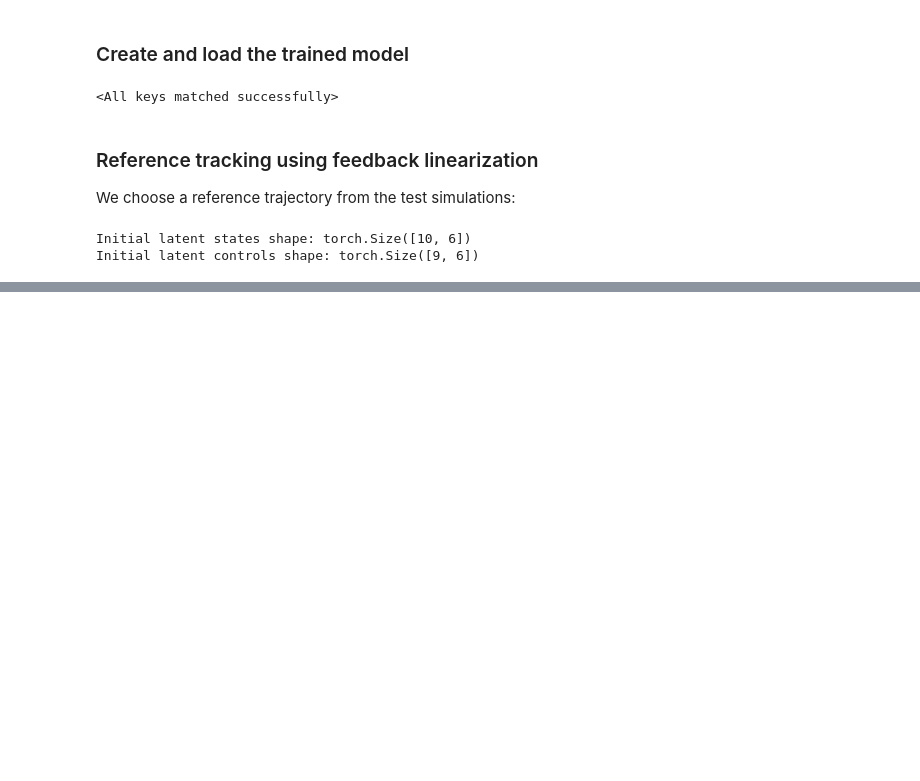
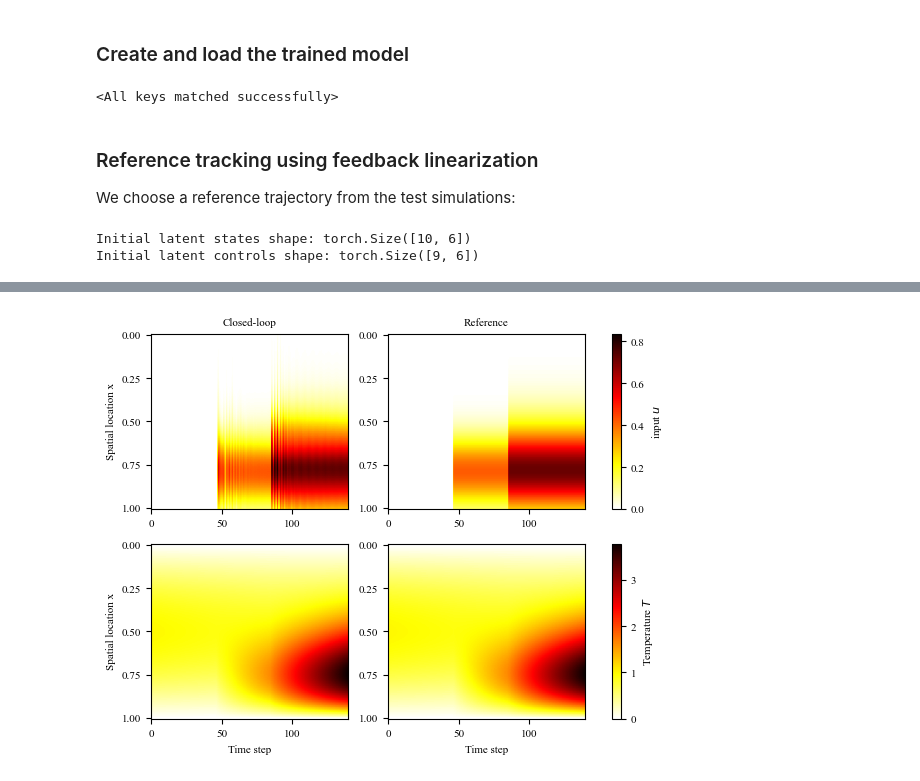
Before and after one commit to mjalled/DeepE2EROM, a Jupyter notebook: examples/heat_diffusion/Control.ipynb, the cells around one changed output, grey strips where cells are left out. Cells and saved outputs as stored; diff of their text form; code cells hidden in the pictures; blank space fills up the shorter version.

```diff
--- a/examples/heat_diffusion/Control.ipynb
+++ b/examples/heat_diffusion/Control.ipynb
@@ -333,0 +291,93 @@ fig.savefig('./results_control_affine/control_inputs_comparison.pdf', bbox_inche
+# %%
+# decode the inputs to high-dimensional space
+with torch.no_grad():
+    inputs_closed_loop_high_dim = model.control_decoder(inputs_closed_loop.unsqueeze(0)).squeeze(0)
+    # decode the closed-loop latent states
+    decoded_states = model.decoder(states_closed_loop.unsqueeze(0)).squeeze(0).cpu().numpy()
+
+# Prepare data and find global min/max for consistent colormap
+data_cl = inputs_closed_loop_high_dim.cpu().detach().numpy().T
+data_ref = ref_sim.controls_scaled.cpu().numpy().T
+vmin = min(data_cl.min(), data_ref.min())
+vmax = max(data_cl.max(), data_ref.max())
+
+# ===== ( control, temperature) =====
+fig, axs = plt.subplots(2, 2, figsize=(7, 5))
+camp_control = 'hot_r'
+cmap_temp = 'hot_r'
+
+# --- Control ---
+ax = axs[0, 0]
+im1 = ax.imshow(data_cl, aspect='auto', cmap=camp_control, vmin=vmin, vmax=vmax)
+ax.set_title("Closed-loop", fontproperties=times_font)
+
+# spatial coordinate labeling
+ny = data_cl.shape[0]
+yticks = np.linspace(0, ny - 1, 5)
+ylabels = [f"{v:.2f}" for v in np.linspace(0, 1, 5)]
+ax.set_yticks(yticks)
+ax.set_yticklabels(ylabels)
+ax.set_ylabel('Spatial location x', fontproperties=times_font)
+for label in ax.get_xticklabels() + ax.get_yticklabels():
+    label.set_fontproperties(times_font)
+
+ax = axs[0, 1]
+im2 = ax.imshow(data_ref, aspect='auto', cmap=camp_control, vmin=vmin, vmax=vmax)
+ax.set_title("Reference", fontproperties=times_font)
+
+# spatial coordinate labeling
+ny = data_ref.shape[0]
+yticks = np.linspace(0, ny - 1, 5)
+ylabels = [f"{v:.2f}" for v in np.linspace(0, 1, 5)]
+ax.set_yticks(yticks)
+ax.set_yticklabels(ylabels)
+
+for label in ax.get_xticklabels() + ax.get_yticklabels():
+    label.set_fontproperties(times_font)
+
+# --- Temperature / States ---
+ax = axs[1, 0]
+im3 = ax.imshow(decoded_states.T, aspect='auto', cmap=cmap_temp)
+ax.set_xlabel('Time step', fontproperties=times_font)
+
+# spatial coordinate labeling
+ny = decoded_states.T.shape[0]
+yticks = np.linspace(0, ny - 1, 5)
+ylabels = [f"{v:.2f}" for v in np.linspace(0, 1, 5)]
+ax.set_yticks(yticks)
+ax.set_yticklabels(ylabels)
+ax.set_ylabel('Spatial location x', fontproperties=times_font)
+
+for label in ax.get_xticklabels() + ax.get_yticklabels():
+    label.set_fontproperties(times_font)
+
+
+ax = axs[1, 1]
+im4 = ax.imshow(ref_sim.states_scaled.cpu().numpy().T, aspect='auto', cmap=cmap_temp)
+ax.set_xlabel('Time step', fontproperties=times_font)
+
+# spatial coordinate labeling
+ny = ref_sim.states_scaled.cpu().numpy().T.shape[0]
+yticks = np.linspace(0, ny - 1, 5)
+ylabels = [f"{v:.2f}" for v in np.linspace(0, 1, 5)]
+ax.set_yticks(yticks)
+ax.set_yticklabels(ylabels)
+
+for label in ax.get_xticklabels() + ax.get_yticklabels():
+    label.set_fontproperties(times_font)
+
+# Control colorbar
+cbar1 = fig.colorbar(im1, ax=axs[0, :].ravel().tolist())
+cbar1.ax.set_ylabel(r'input $u$', fontproperties=times_font)
+for label in cbar1.ax.get_yticklabels():
+    label.set_fontproperties(times_font)
+
+# State colorbar
+cbar2 = fig.colorbar(im4, ax=axs[1, :].ravel().tolist())
+cbar2.set_label(r'Temperature $T$', fontproperties=times_font)
+for label in cbar2.ax.get_yticklabels():
+    label.set_fontproperties(times_font)
+
+fig.savefig('./results_control_affine/control_and_states.pdf', bbox_inches='tight')
+# %% [output]
+[figure, added]
```
Also changed, not shown: parts of 6 cells of this notebook, 24 other files.
